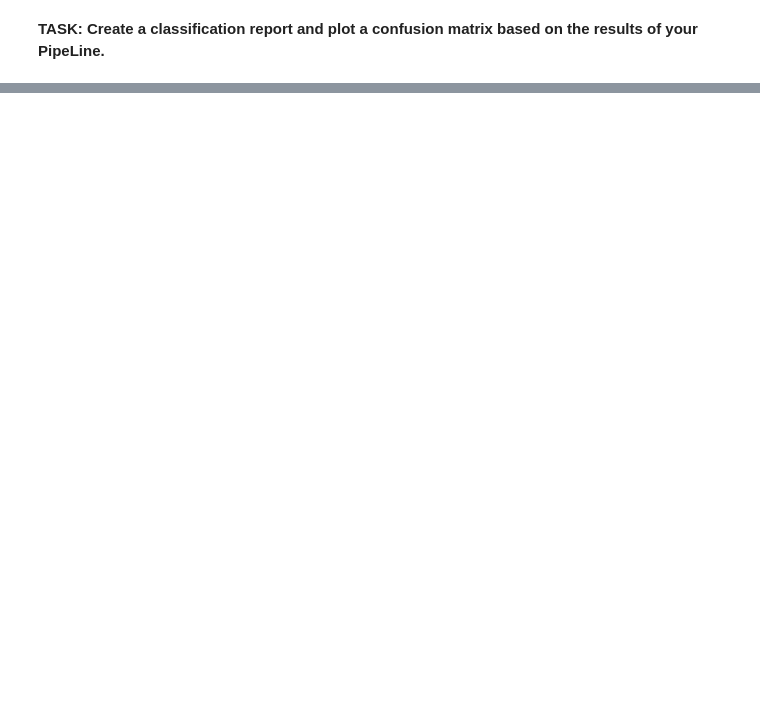
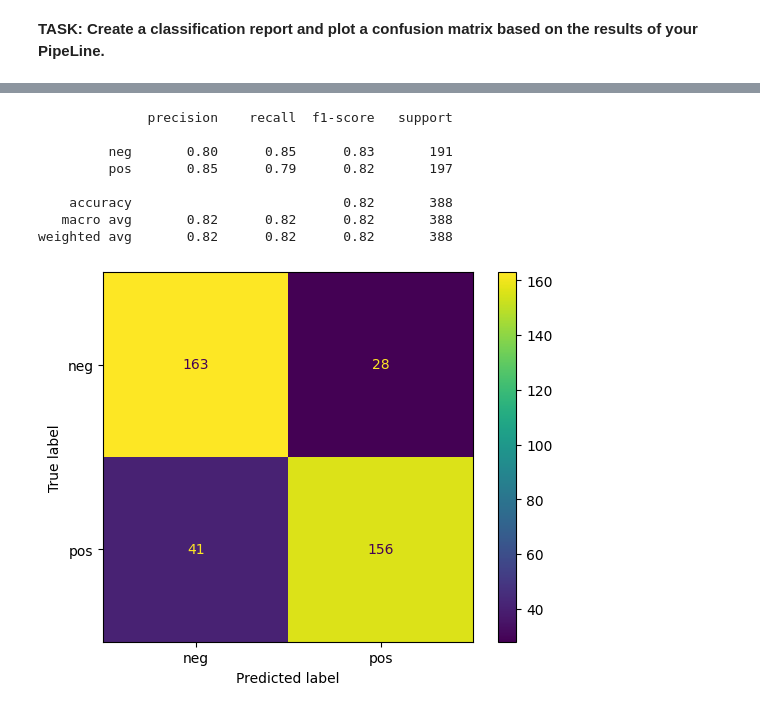
Before and after one commit to Joseph-J-Burton/NLP-text-classifcation, a Jupyter notebook: 05-Text-Classification-Assessment-GH -Joe.ipynb, the cells around one changed output, grey strips where cells are left out. Saved outputs shown, nothing was run; the diff lists cells and outputs as text; code cells hidden in the pictures; blank space fills up the shorter version.

```diff
--- a/05-Text-Classification-Assessment-GH -Joe.ipynb
+++ b/05-Text-Classification-Assessment-GH -Joe.ipynb
@@ -207,0 +293,2 @@ ConfusionMatrixDisplay.from_estimator(pipe,X_test,y_test);
+# %%
+nb=MultinomialNB()
@@ -207,0 +297,2 @@ ConfusionMatrixDisplay.from_estimator(pipe,X_test,y_test);
+# %%
+nb.fit(X_train_tfidf,y_train)
@@ -207,0 +303,4 @@ ConfusionMatrixDisplay.from_estimator(pipe,X_test,y_test);
+# %%
+log_m = LogisticRegression(max_iter = 1000)
+# %%
+log_m.fit(X_train_tfidf,y_train)
@@ -207,0 +331,12 @@ ConfusionMatrixDisplay.from_estimator(pipe,X_test,y_test);
+# %%
+report_perf(log_m)
+# %% [output]
+              precision    recall  f1-score   support
+
+         neg       0.80      0.85      0.83       191
+         pos       0.85      0.79      0.82       197
+
+    accuracy                           0.82       388
+   macro avg       0.82      0.82      0.82       388
+weighted avg       0.82      0.82      0.82       388
+[figure, added]
```
Also changed, not shown: parts of 85 cells of this notebook, 2 other files.
